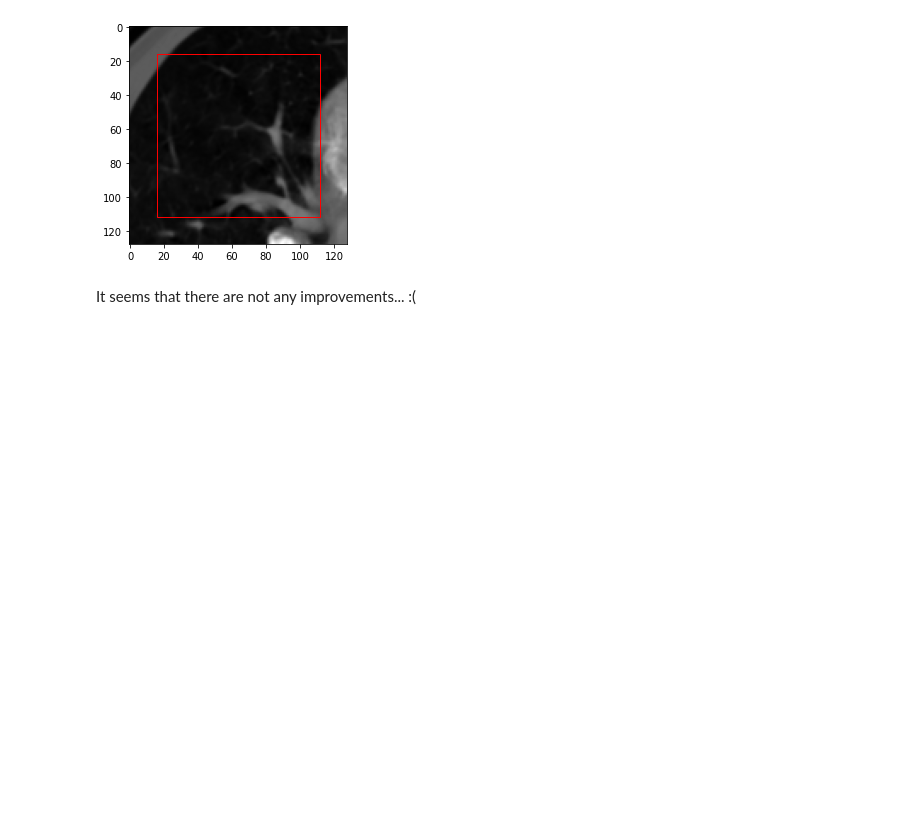
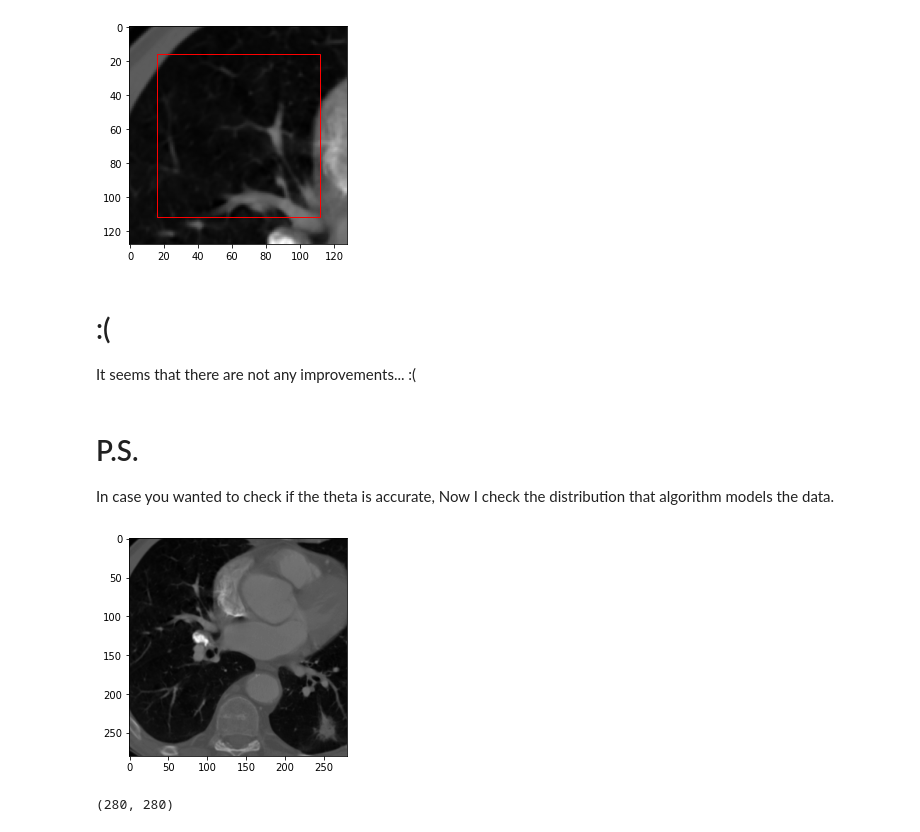
Before and after one commit to s-mostafa-a/CT-noise-statistical-characterization, a Jupyter notebook: notebooks/playground.ipynb, the cells around one changed output. Cells and saved outputs as stored; diff of their text form; code cells hidden in the pictures; blank space fills up the shorter version.

Commit message:
add distribution

```diff
--- a/notebooks/playground.ipynb
+++ b/notebooks/playground.ipynb
@@ -319,4 +319,17 @@ plt.show()
 # %% [output]
 [figure]
 # %% [markdown]
+# :(
 It seems that there are not any improvements... :(
+# %% [markdown]
+# P.S.
+In case you wanted to check if the theta is accurate, Now I check the distribution that algorithm models the data.
+# %%
+from ct_charachterization import run_first_algorithms
+img = np.load(f'''../resources/luna_cropped.npy''')[:,:280]
+plt.imshow(img, cmap='gray')
+plt.show()
+print(img.shape)
+# %% [output]
+[figure, added]
+(280, 280)
```
Also changed, not shown: parts of 4 cells of this notebook.
